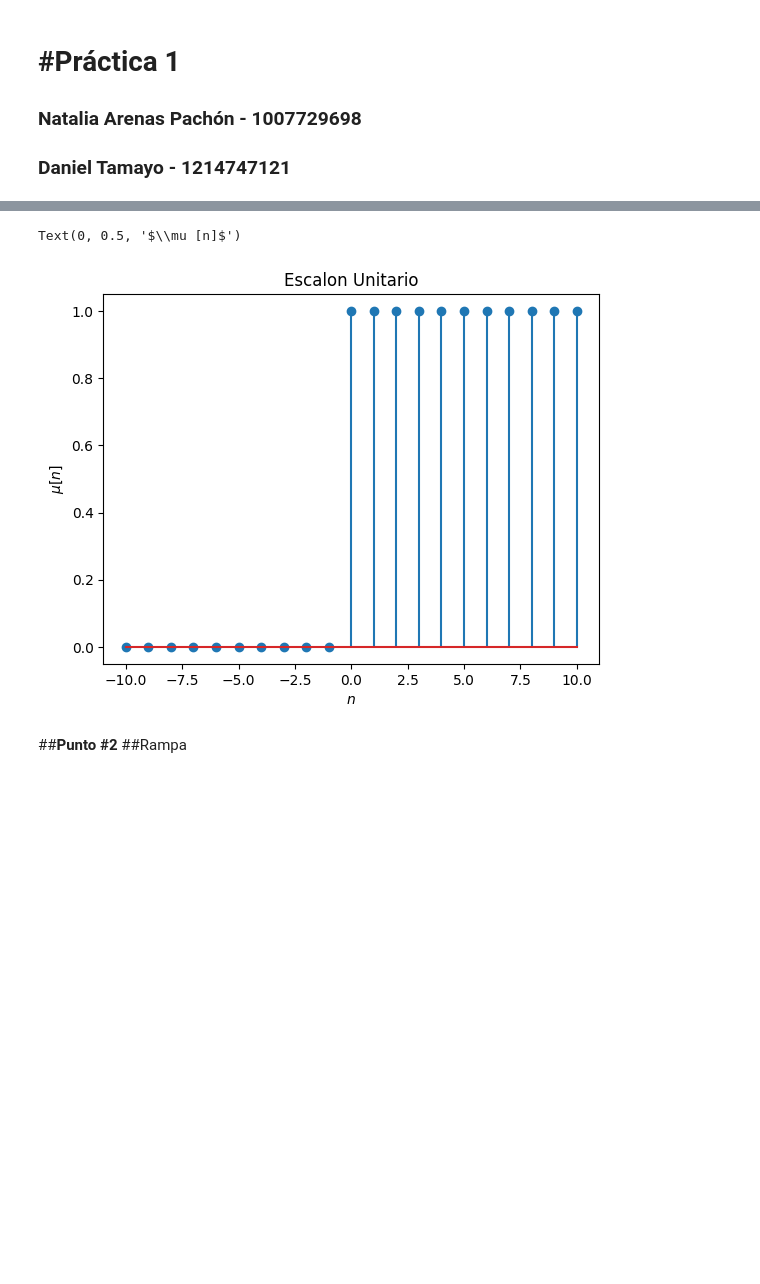
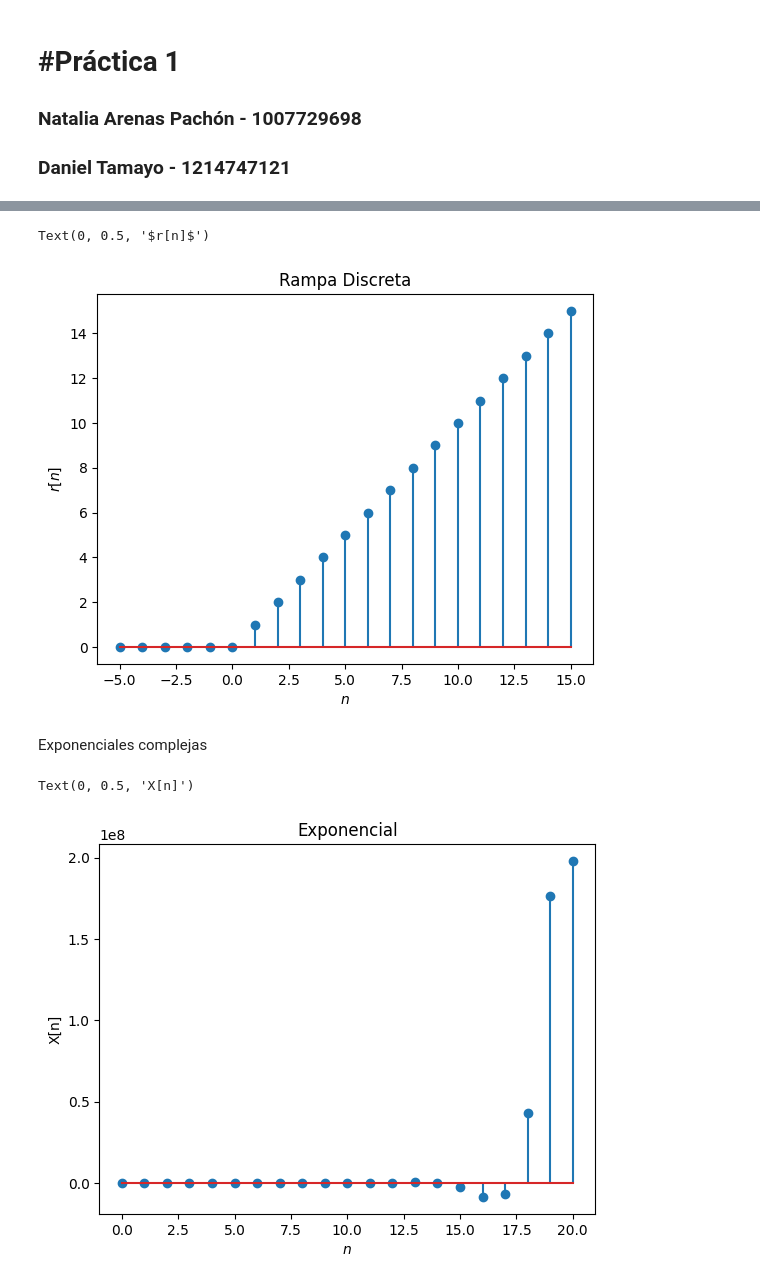
Before and after one commit to NataliaArenasP20/LaboratorioBiosenales, a Jupyter notebook: Practica_2/P2_NataliaArenas_DanielTamayo.ipynb, the cells around one changed output, grey strips where cells are left out. Cells and saved outputs as stored; diff of their text form; code cells hidden in the pictures; blank space fills up the shorter version.

```diff
--- a/Practica_2/P2_NataliaArenas_DanielTamayo.ipynb
+++ b/Practica_2/P2_NataliaArenas_DanielTamayo.ipynb
@@ -37,18 +50,34 @@ Text(0, 0.5, '$\\delta[n]$')
 # %%
-def escaseq(n0,n1,n2):
-  #Genera x(n) = delta(n-n0); n1<= n >= n2
+def ramseq(n0,n1,n2):
   n = np.arange(n1,n2+1) #Se crea el vector de muestras
-  x = (n-n0)>=0
+  x = n*((n-n0)>=0)
   return[x,n]
 
-x,n=escaseq(0,-10,10)
+x,n=ramseq(0,-5,15)
 plt.stem(n,x)
 plt.xlabel('$n$')
-plt.title('Escalon Unitario')
-plt.ylabel('$\mu [n]$')
+plt.title('Rampa Discreta')
+plt.ylabel('$r[n]$')
 # %% [output]
-Text(0, 0.5, '$\\mu [n]$')
+Text(0, 0.5, '$r[n]$')
-[figure, old version]
+[figure, new version]
-# %% [markdown]
-##**Punto #2**
-##Rampa
+# %% [markdown]
+Exponenciales complejas
+# %%
+def exponcencial(n0,n1,n2,img):
+  n = np.arange(n1,n2+1) #Se crea el vector de muestras
+  u = (n-n0) >= 0  # Escalón unitario
+  #x = np.e**(n-n0) * u
+  x = np.exp(img*n) * u
+
+  return[x,n]
+
+I = 1 + 1j
+x,n=exponcencial(5,0,20,I)
+plt.stem(n,x)
+plt.xlabel('$n$')
+plt.title('Exponencial')
+plt.ylabel('X[n]')
+# %% [output]
+Text(0, 0.5, 'X[n]')
+[figure, added]
```
Also changed, not shown: parts of 13 cells of this notebook, 1 other file.
